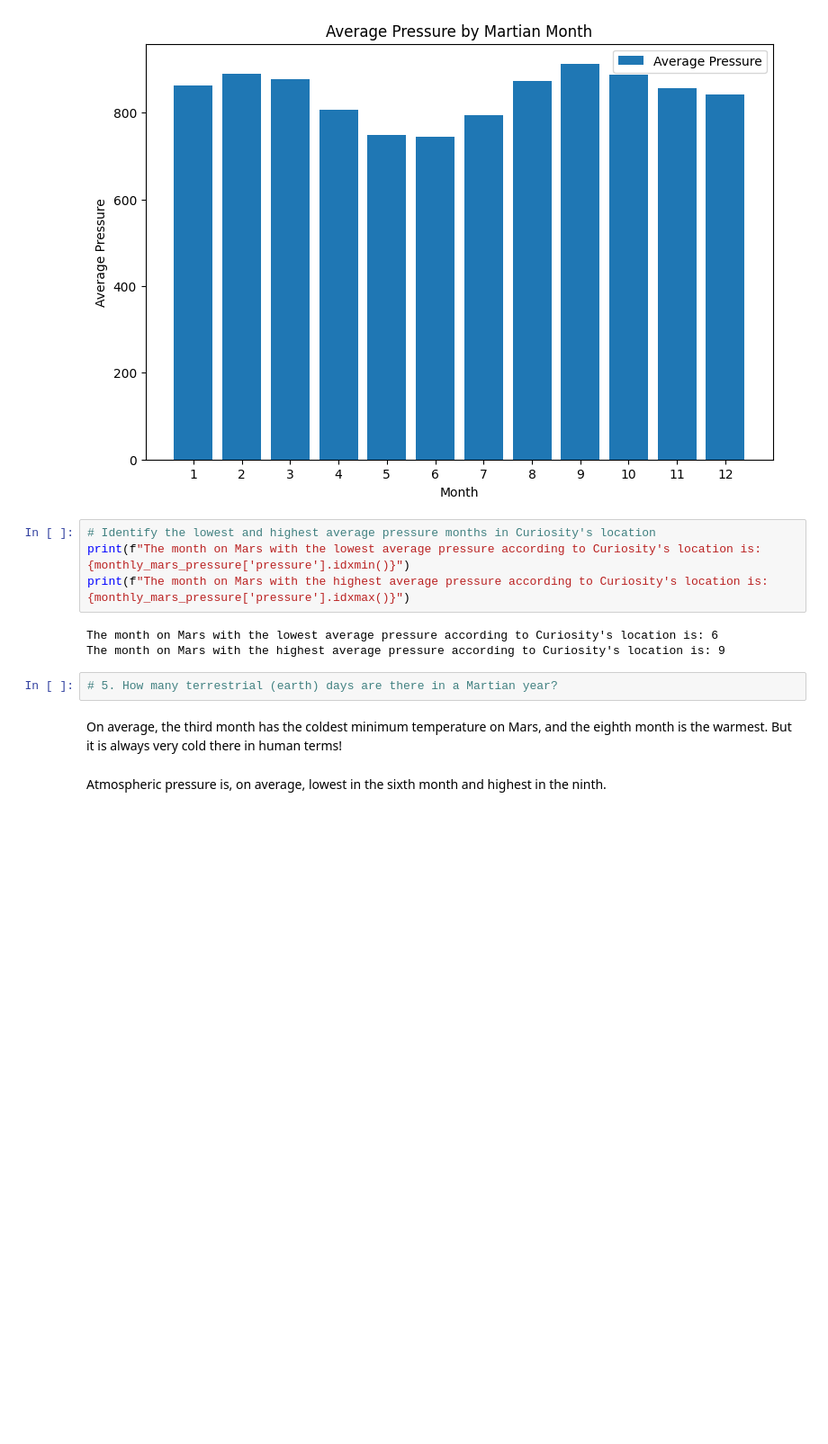
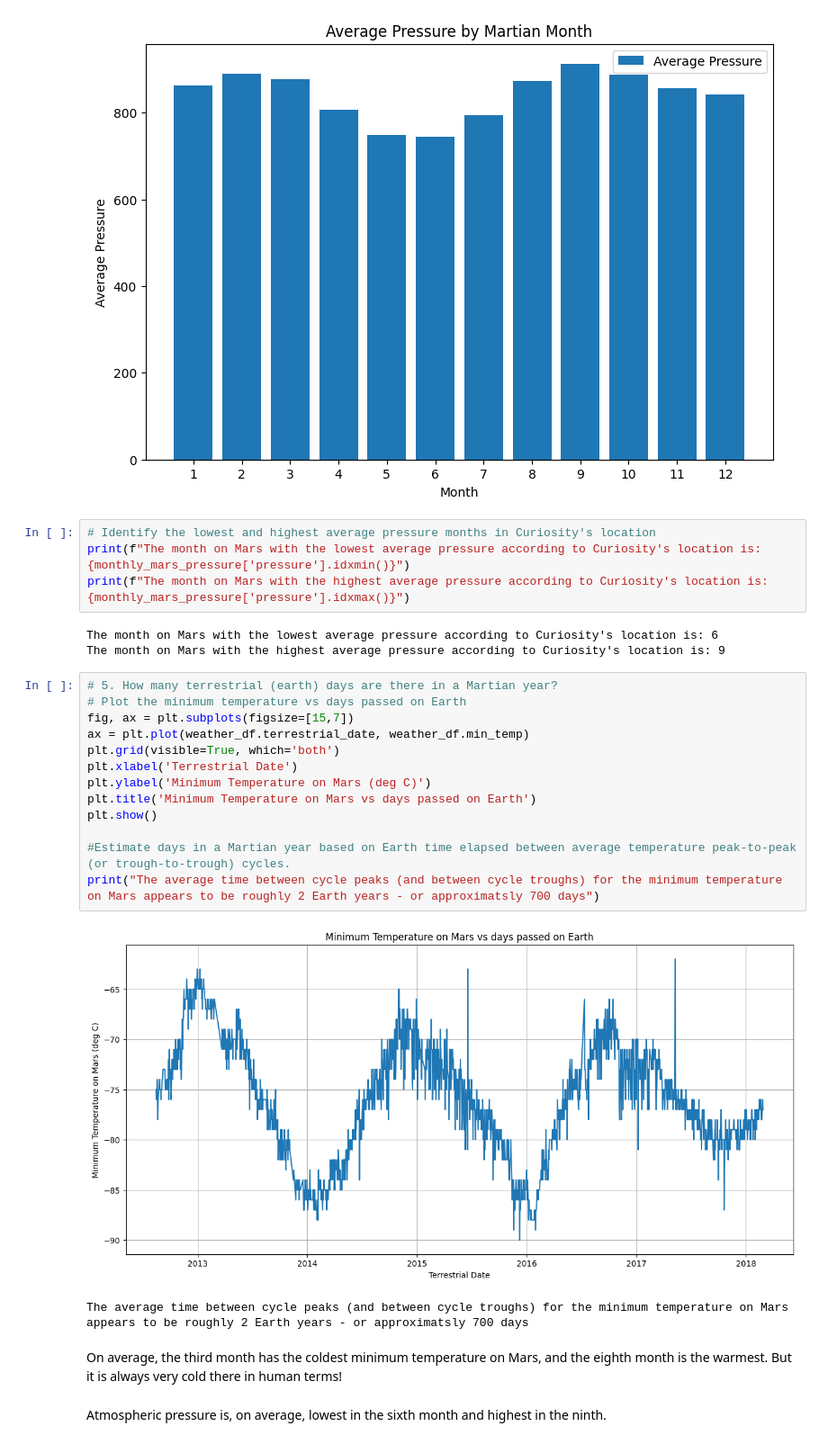
Before and after one commit to jmpealy/webscraping_challenge, a Jupyter notebook: Mars data analysis/part_2_mars_weather.ipynb, the cells around one changed output. Shown at 90% size. Drawn from its saved outputs; the diff is of its cells as text; blank space fills up the shorter version.

```diff
--- a/Mars data analysis/part_2_mars_weather.ipynb
+++ b/Mars data analysis/part_2_mars_weather.ipynb
@@ -218,8 +218,22 @@ print(f"The month on Mars with the highest average pressure according to Curiosi
 # %% [output]
 The month on Mars with the lowest average pressure according to Curiosity's location is: 6
 The month on Mars with the highest average pressure according to Curiosity's location is: 9
-# %%
-# 5. How many terrestrial (earth) days are there in a Martian year?
+# %%
+# 5. How many terrestrial (earth) days are there in a Martian year?
+# Plot the minimum temperature vs days passed on Earth
+fig, ax = plt.subplots(figsize=[15,7])
+ax = plt.plot(weather_df.terrestrial_date, weather_df.min_temp)
+plt.grid(visible=True, which='both')
+plt.xlabel('Terrestrial Date')
+plt.ylabel('Minimum Temperature on Mars (deg C)')
+plt.title('Minimum Temperature on Mars vs days passed on Earth')
+plt.show()
+
+#Estimate days in a Martian year based on Earth time elapsed between average temperature peak-to-peak (or trough-to-trough) cycles.
+print("The average time between cycle peaks (and between cycle troughs) for the minimum temperature on Mars appears to be roughly 2 Earth years - or approximatsly 700 days")
+# %% [output]
+[figure, added]
+The average time between cycle peaks (and between cycle troughs) for the minimum temperature on Mars appears to be roughly 2 Earth years - or approximatsly 700 days
 # %% [markdown]
 On average, the third month has the coldest minimum temperature on Mars, and the eighth month is the warmest. But it is always very cold there in human terms!
 # %% [markdown]
```
Also changed, not shown: parts of 2 cells of this notebook, 1 other file.
